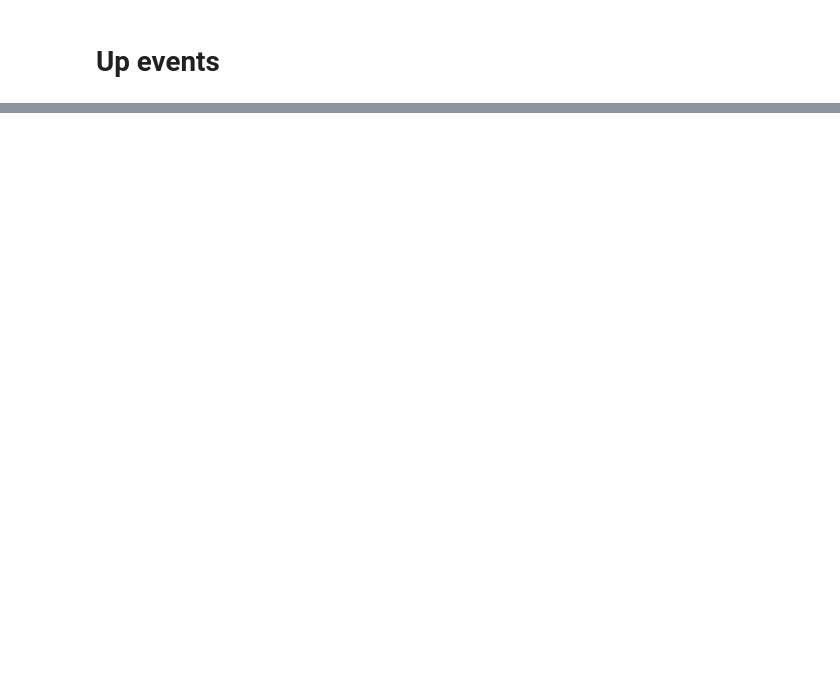
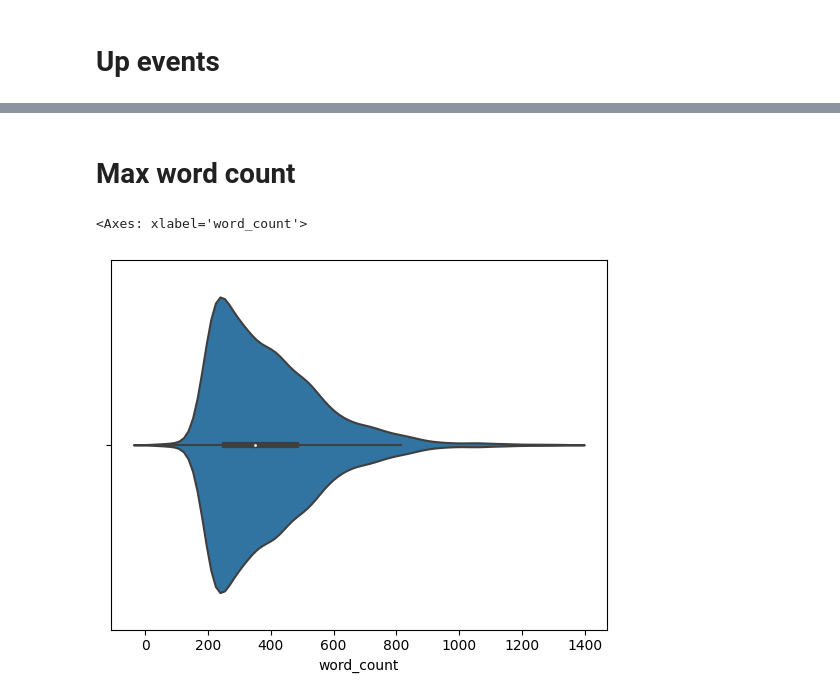
Before and after one commit to elna4os/linking-writing-processes-to-writing-quality, a Jupyter notebook: code/EDA.ipynb, the cells around one changed output, grey strips where cells are left out. Saved outputs shown, nothing was run; the diff lists cells and outputs as text; code cells hidden in the pictures; blank space fills up the shorter version.

```diff
--- a/code/EDA.ipynb
+++ b/code/EDA.ipynb
@@ -132,0 +140,7 @@ array(['Leftclick', 'Shift', 'q', 'Space', 'Backspace', '.', ',', 'Enter',
+# %% [markdown]
+# Max word count
+# %%
+sns.violinplot(data=train_logs[['id', 'word_count']].groupby('id').max(), x='word_count')
+# %% [output]
+<Axes: xlabel='word_count'>
+[figure, added]
```
Also changed, not shown: parts of 11 cells of this notebook.
